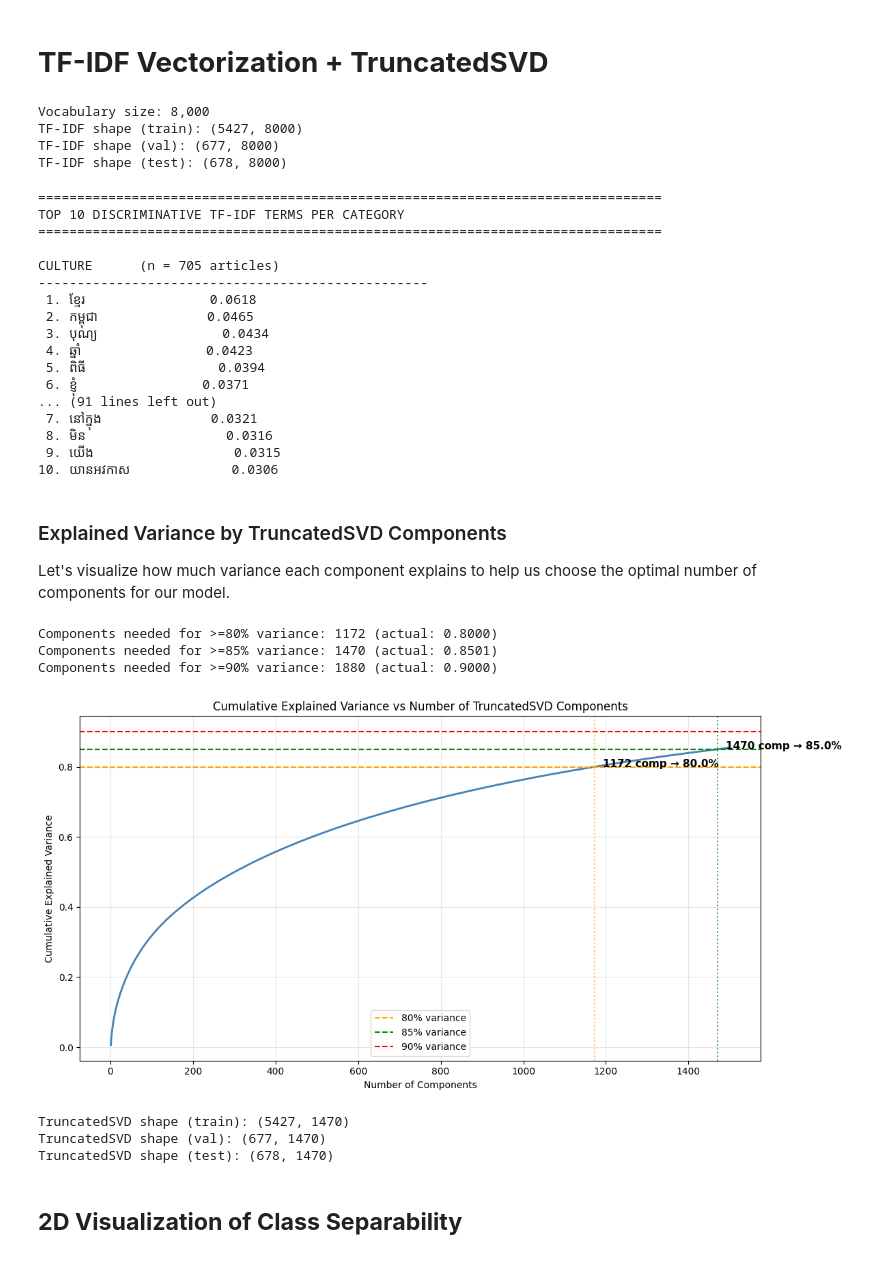
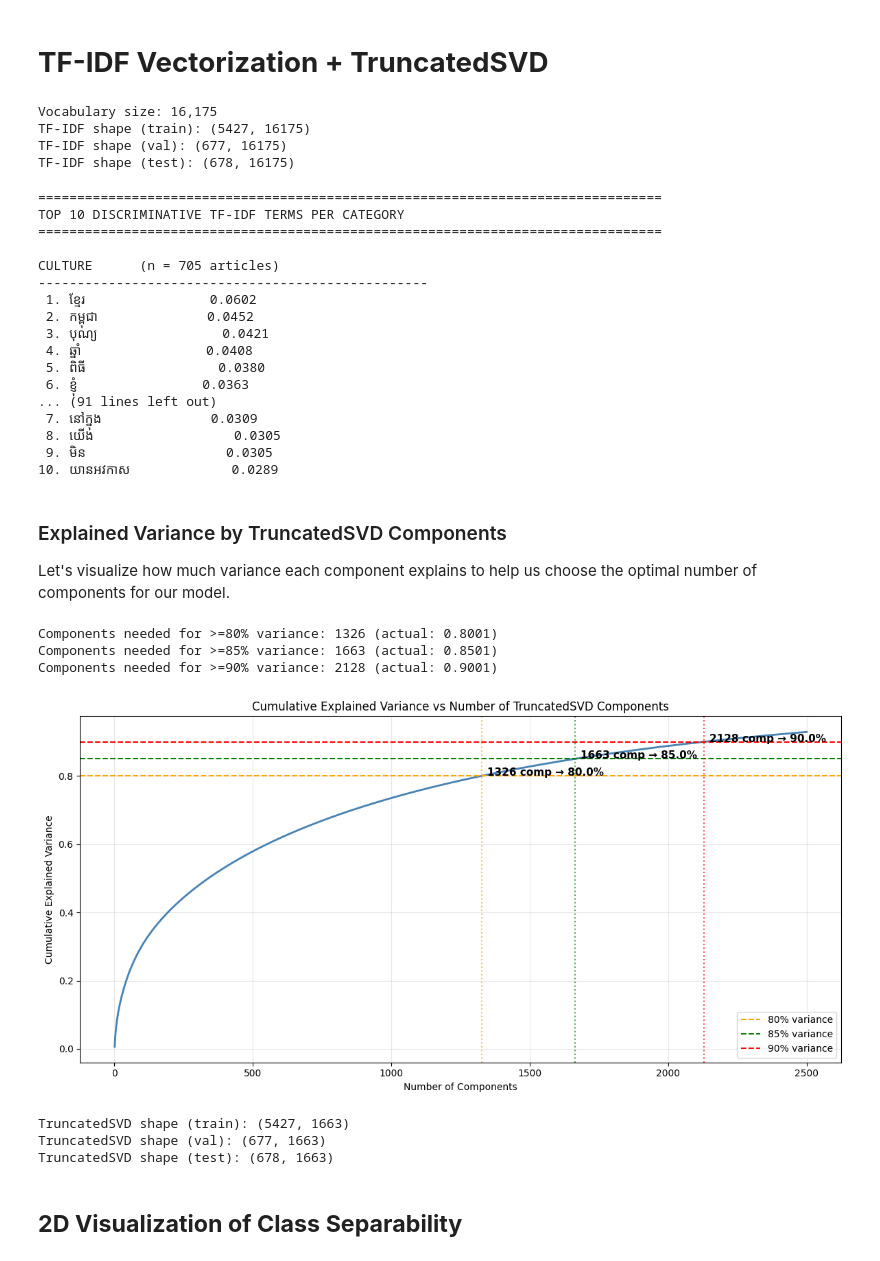
Before and after one commit to Sithanut-Khun/KhmerTextClassification, a Jupyter notebook: notebooks/tfidf_with_truncatedSVD.ipynb, the cells around one changed output. Drawn from its saved outputs; the diff is of its cells as text; code cells hidden in the pictures.

```diff
--- a/notebooks/tfidf_with_truncatedSVD.ipynb
+++ b/notebooks/tfidf_with_truncatedSVD.ipynb
@@ -116,8 +116,7 @@ y_test = test_df[label_cols]
 # **TF-IDF Vectorization + TruncatedSVD**
 # %%
 tfidf = TfidfVectorizer(
-    lowercase=False,          # Khmer has no case
-    max_features=8000,
+    max_features=None,
     min_df=3,
     max_df=0.85,
     ngram_range=(1, 2),
@@ -133,10 +132,10 @@ print(f"TF-IDF shape (train): {X_train_tfidf.shape}")
 print(f"TF-IDF shape (val): {X_val_tfidf.shape}")
 print(f"TF-IDF shape (test): {X_test_tfidf.shape}")
 # %% [output]
-Vocabulary size: 8,000
-TF-IDF shape (train): (5427, 8000)
-TF-IDF shape (val): (677, 8000)
-TF-IDF shape (test): (678, 8000)
+Vocabulary size: 16,175
+TF-IDF shape (train): (5427, 16175)
+TF-IDF shape (val): (677, 16175)
+TF-IDF shape (test): (678, 16175)
 # %%
 feature_names = np.array(tfidf.get_feature_names_out())
 label_columns = ['culture', 'economic', 'education', 'environment',
@@ -173,17 +172,17 @@ TOP 10 DISCRIMINATIVE TF-IDF TERMS PER CATEGORY
 
 CULTURE      (n = 705 articles)
 --------------------------------------------------
- 1. ខ្មែរ                0.0618
- 2. កម្ពុជា              0.0465
- 3. បុណ្យ                0.0434
- 4. ឆ្នាំ                0.0423
- 5. ពិធី                 0.0394
- 6. ខ្ញុំ                0.0371
+ 1. ខ្មែរ                0.0602
+ 2. កម្ពុជា              0.0452
+ 3. បុណ្យ                0.0421
+ 4. ឆ្នាំ                0.0408
+ 5. ពិធី                 0.0380
+ 6. ខ្ញុំ                0.0363
 ... (91 lines left out)
- 7. នៅក្នុង              0.0321
- 8. មិន                  0.0316
- 9. យើង                  0.0315
-10. យានអវកាស             0.0306
+ 7. នៅក្នុង              0.0309
+ 8. យើង                  0.0305
+ 9. មិន                  0.0305
+10. យានអវកាស             0.0289
 # %% [markdown]
 ### Explained Variance by TruncatedSVD Components
 
@@ -197,41 +196,41 @@ svd_full.fit(X_train_tfidf)
 cumulative_variance = np.cumsum(svd_full.explained_variance_ratio_)
 
 # Find the smallest n where variance >= target
 targets = [0.80, 0.85, 0.90]
 optimal_ns = {}
 
 for target in targets:
     n = np.argmax(cumulative_variance >= target) + 1
     optimal_ns[target] = n
     print(f"Components needed for >={target*100:.0f}% variance: {n} (actual: {cumulative_variance[n-1]:.4f})")
 
 plt.figure(figsize=(12, 6))
-plt.plot(range(1, len(cumulative_variance[:1500])+1), cumulative_variance[:1500],
+plt.plot(range(1, len(cumulative_variance[:2500])+1), cumulative_variance[:2500],
          color='steelblue', linewidth=2)
 plt.axhline(y=0.80, color='orange', linestyle='--', label='80% variance')
 plt.axhline(y=0.85, color='green', linestyle='--', label='85% variance')
 plt.axhline(y=0.90, color='red', linestyle='--', label='90% variance')
 
 for target, n in optimal_ns.items():
-    if n <= 1500:
+    if n <= 2500:
         plt.axvline(x=n, color={0.80:'orange', 0.85:'green', 0.90:'red'}[target],
                     linestyle=':', alpha=0.7)
         plt.text(n+20, target, f'{n} comp → {target*100}%', fontsize=11, fontweight='bold')
 
 plt.title("Cumulative Explained Variance vs Number of TruncatedSVD Components")
 plt.xlabel("Number of Components")
 plt.ylabel("Cumulative Explained Variance")
 plt.grid(True, alpha=0.3)
 plt.legend()
 plt.tight_layout()
 plt.show()
 # %% [output]
-Components needed for >=80% variance: 1172 (actual: 0.8000)
-Components needed for >=85% variance: 1470 (actual: 0.8501)
-Components needed for >=90% variance: 1880 (actual: 0.9000)
+Components needed for >=80% variance: 1326 (actual: 0.8001)
+Components needed for >=85% variance: 1663 (actual: 0.8501)
+Components needed for >=90% variance: 2128 (actual: 0.9001)
-[figure, old version]
+[figure, new version]
 # %%
-n_components = min(X_train_tfidf.shape[0]-1, X_train_tfidf.shape[1]-1, 1470)
+n_components = min(X_train_tfidf.shape[0]-1, X_train_tfidf.shape[1]-1, 1663)
 
 svd = TruncatedSVD(n_components=n_components, random_state=42)
 X_train_svd = svd.fit_transform(X_train_tfidf)
@@ -242,9 +241,9 @@ print(f"TruncatedSVD shape (train): {X_train_svd.shape}")
 print(f"TruncatedSVD shape (val): {X_val_svd.shape}")
 print(f"TruncatedSVD shape (test): {X_test_svd.shape}")
 # %% [output]
-TruncatedSVD shape (train): (5427, 1470)
-TruncatedSVD shape (val): (677, 1470)
-TruncatedSVD shape (test): (678, 1470)
+TruncatedSVD shape (train): (5427, 1663)
+TruncatedSVD shape (val): (677, 1663)
+TruncatedSVD shape (test): (678, 1663)
 # %% [markdown]
 ## **2D Visualization of Class Separability**
 # %%
```
Also changed, not shown: parts of 8 cells of this notebook, 4 other files.
